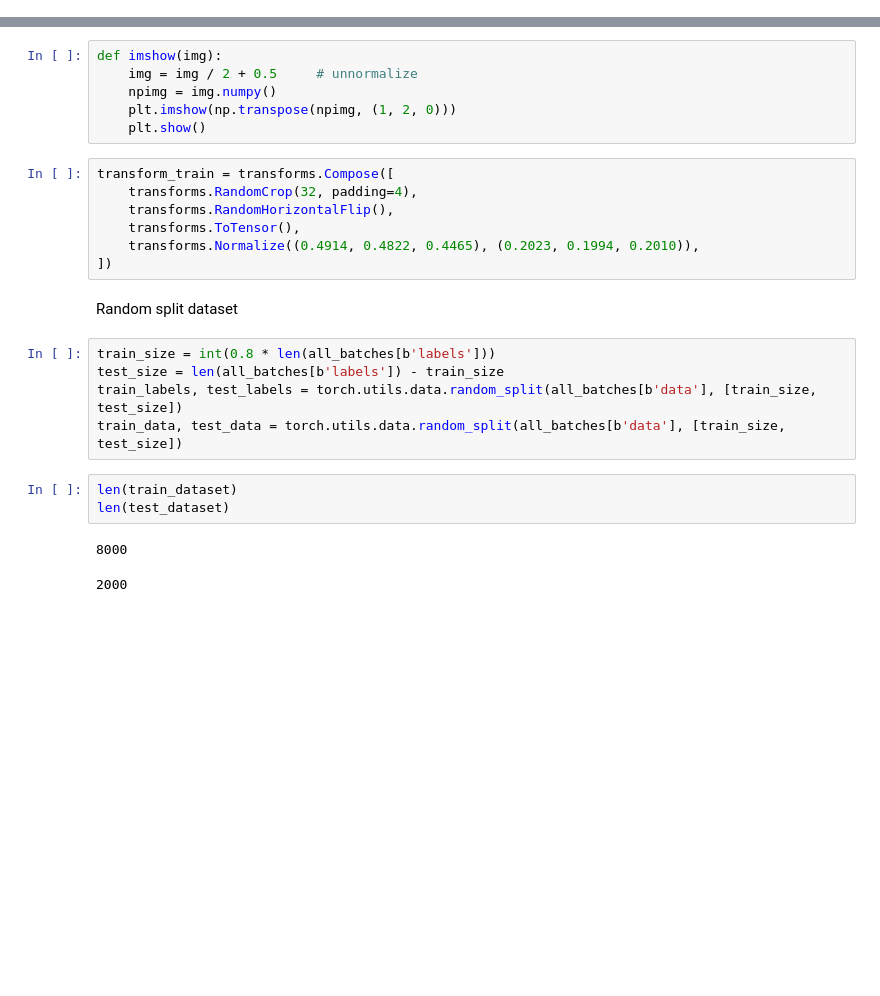
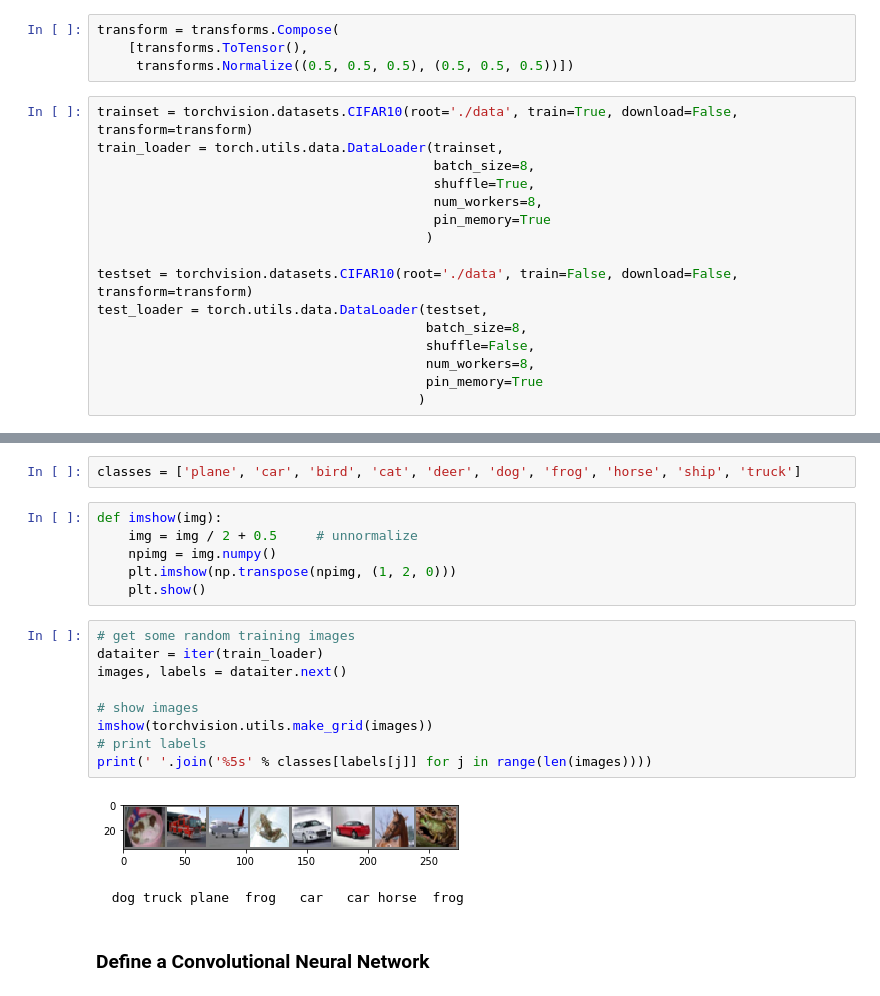
Before and after one commit to BigtoC/CS4487-JPYNBs, a Jupyter notebook: Project/Project-Image-classification.ipynb, the cells around one changed output, grey strips where cells are left out. Drawn from its saved outputs; the diff is of its cells as text; blank space fills up the shorter version.

```diff
--- a/Project/Project-Image-classification.ipynb
+++ b/Project/Project-Image-classification.ipynb
@@ -129,0 +124,20 @@ plt.imshow(td[0])
+# %%
+transform = transforms.Compose(
+    [transforms.ToTensor(),
+     transforms.Normalize((0.5, 0.5, 0.5), (0.5, 0.5, 0.5))])
+# %%
+trainset = torchvision.datasets.CIFAR10(root='./data', train=True, download=False, transform=transform)
+train_loader = torch.utils.data.DataLoader(trainset,
+                                           batch_size=8,
+                                           shuffle=True,
+                                           num_workers=8,
+                                           pin_memory=True
+                                          )
+
+testset = torchvision.datasets.CIFAR10(root='./data', train=False, download=False, transform=transform)
+test_loader = torch.utils.data.DataLoader(testset,
+                                          batch_size=8,
+                                          shuffle=False,
+                                          num_workers=8,
+                                          pin_memory=True
+                                         )
@@ -130,26 +146,22 @@ plt.imshow(td[0])
+# %%
+classes = ['plane', 'car', 'bird', 'cat', 'deer', 'dog', 'frog', 'horse', 'ship', 'truck']
 # %%
 def imshow(img):
     img = img / 2 + 0.5     # unnormalize
     npimg = img.numpy()
     plt.imshow(np.transpose(npimg, (1, 2, 0)))
     plt.show()
-# %%
-transform_train = transforms.Compose([
-    transforms.RandomCrop(32, padding=4),
-    transforms.RandomHorizontalFlip(),
-    transforms.ToTensor(),
-    transforms.Normalize((0.4914, 0.4822, 0.4465), (0.2023, 0.1994, 0.2010)),
-])
-# %% [markdown]
-Random split dataset
-# %%
-train_size = int(0.8 * len(all_batches[b'labels']))
-test_size = len(all_batches[b'labels']) - train_size
-train_labels, test_labels = torch.utils.data.random_split(all_batches[b'data'], [train_size, test_size])
-train_data, test_data = torch.utils.data.random_split(all_batches[b'data'], [train_size, test_size])
-# %%
-len(train_dataset)
-len(test_dataset)
-# %% [output]
-8000
-2000
+# %%
+# get some random training images
+dataiter = iter(train_loader)
+images, labels = dataiter.next()
+
+# show images
+imshow(torchvision.utils.make_grid(images))
+# print labels
+print(' '.join('%5s' % classes[labels[j]] for j in range(len(images))))
+# %% [output]
+[figure, added]
+  dog truck plane  frog   car   car horse  frog
+# %% [markdown]
+### Define a Convolutional Neural Network
```
Also changed, not shown: parts of 31 cells of this notebook, 12 other files.
